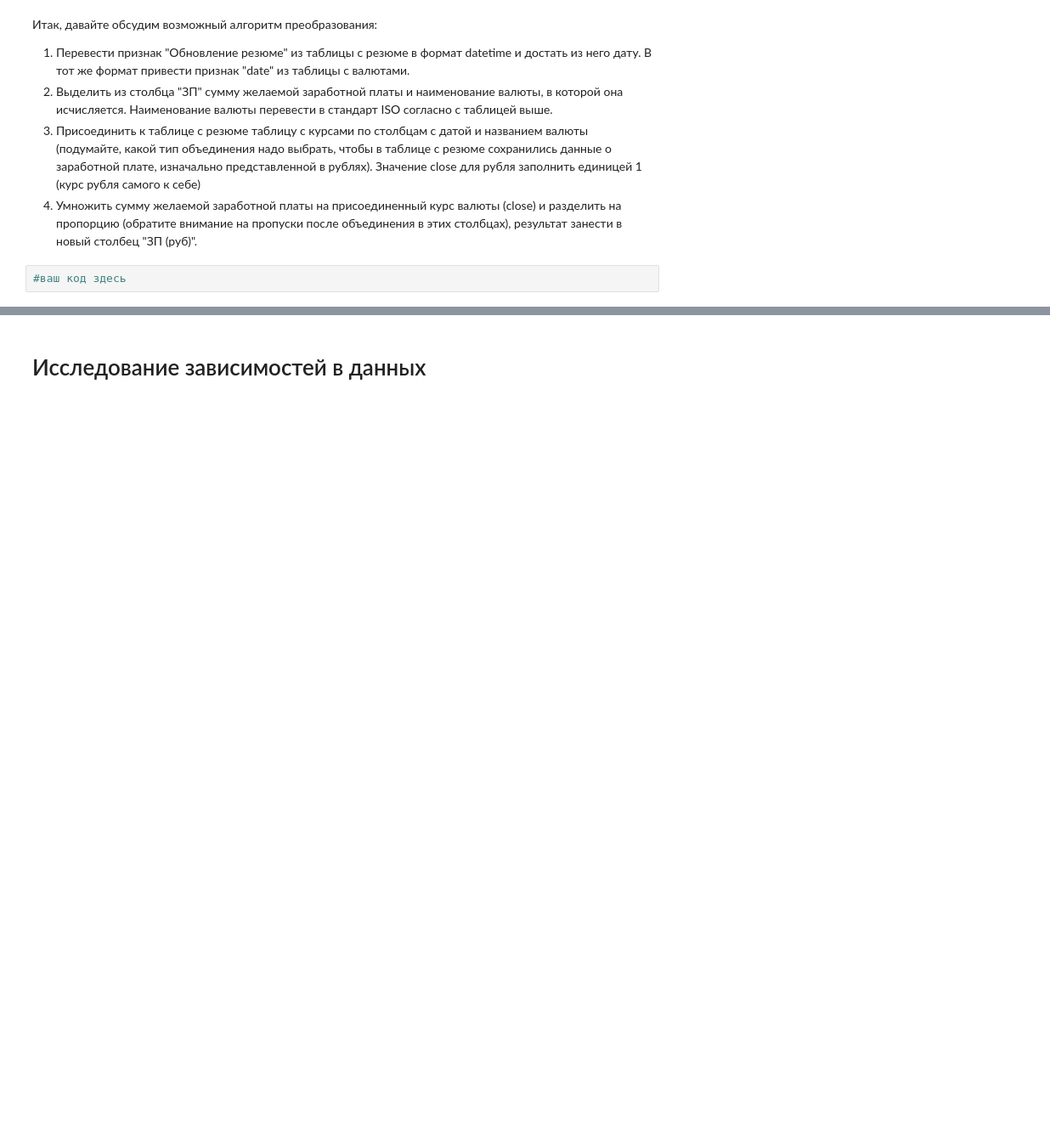
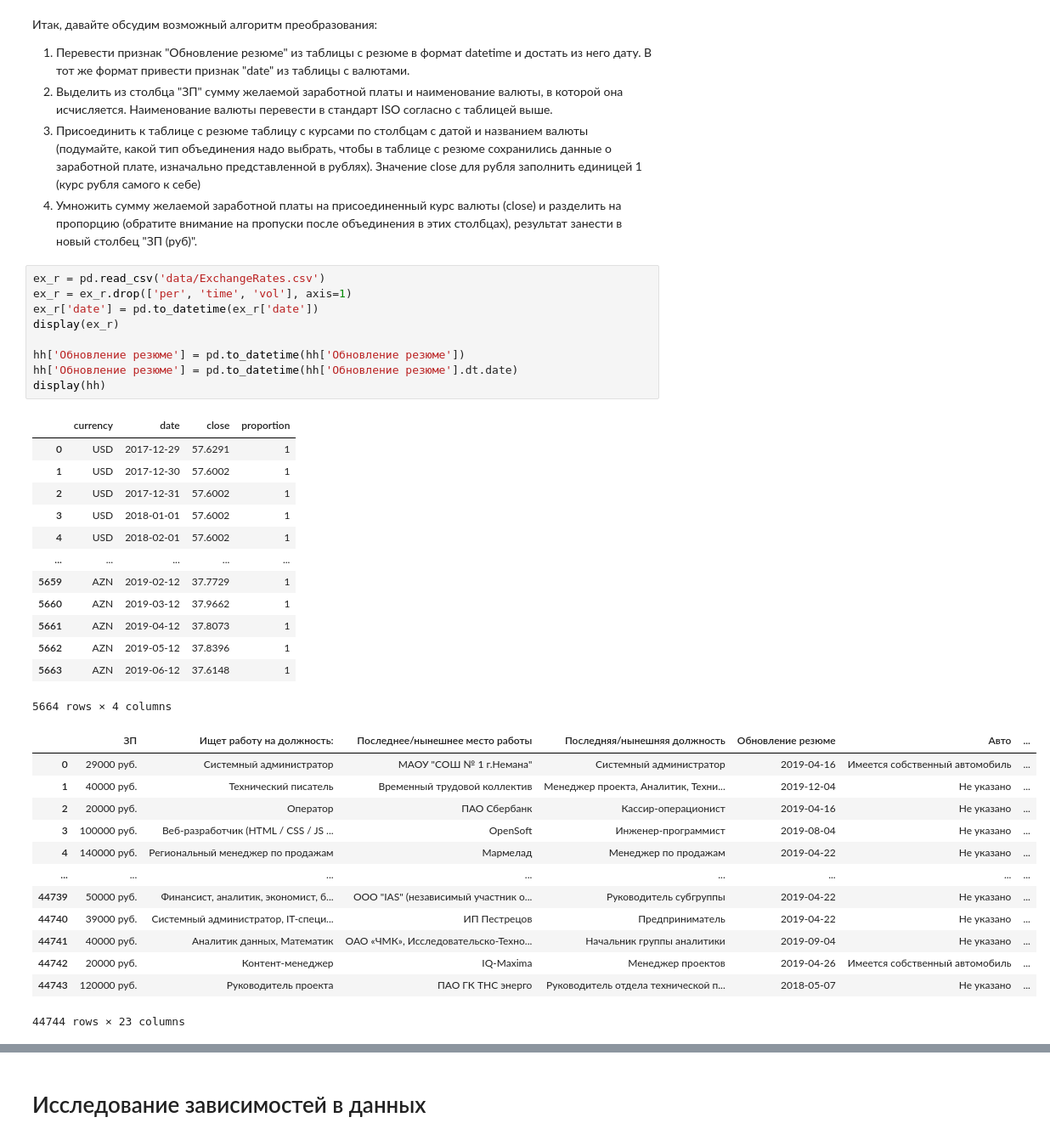
Before and after one commit to Breesy4/SF_PROJECT1, a Jupyter notebook: Project/Ноутбук-шаблон Project 1.ipynb, the cells around one changed output, grey strips where cells are left out. Shown at 85% size. Cells and saved outputs as stored; diff of their text form; blank space fills up the shorter version.

```diff
--- a/Project/Ноутбук-шаблон Project 1.ipynb
+++ b/Project/Ноутбук-шаблон Project 1.ipynb
@@ -467,5 +488,39 @@ display(hh)
 2. Выделить из столбца "ЗП" сумму желаемой заработной платы и наименование валюты, в которой она исчисляется. Наименование валюты перевести в стандарт ISO согласно с таблицей выше.
 3. Присоединить к таблице с резюме таблицу с курсами по столбцам с датой и названием валюты (подумайте, какой тип объединения надо выбрать, чтобы в таблице с резюме сохранились данные о заработной плате, изначально представленной в рублях). Значение close для рубля заполнить единицей 1 (курс рубля самого к себе)
 4. Умножить сумму желаемой заработной платы на присоединенный курс валюты (close) и разделить на пропорцию (обратите внимание на пропуски после объединения в этих столбцах), результат занести в новый столбец "ЗП (руб)".
-# %%
-#ваш код здесь
+# %%
+ex_r = pd.read_csv('data/ExchangeRates.csv')
+ex_r = ex_r.drop(['per', 'time', 'vol'], axis=1)
+ex_r['date'] = pd.to_datetime(ex_r['date'])
+display(ex_r)
+
+hh['Обновление резюме'] = pd.to_datetime(hh['Обновление резюме'])
+hh['Обновление резюме'] = pd.to_datetime(hh['Обновление резюме'].dt.date)
+display(hh)
+# %% [output]
+|  | currency | date | close | proportion |
+| 0 | USD | 2017-12-29 | 57.6291 | 1 |
+| 1 | USD | 2017-12-30 | 57.6002 | 1 |
+| 2 | USD | 2017-12-31 | 57.6002 | 1 |
+| 3 | USD | 2018-01-01 | 57.6002 | 1 |
+| 4 | USD | 2018-02-01 | 57.6002 | 1 |
+| ... | ... | ... | ... | ... |
+| 5659 | AZN | 2019-02-12 | 37.7729 | 1 |
+| 5660 | AZN | 2019-03-12 | 37.9662 | 1 |
+| 5661 | AZN | 2019-04-12 | 37.8073 | 1 |
+| 5662 | AZN | 2019-05-12 | 37.8396 | 1 |
+| 5663 | AZN | 2019-06-12 | 37.6148 | 1 |
+5664 rows × 4 columns
+|  | ЗП | Ищет работу на должность: | Последнее/нынешнее место работы | Последняя/нынешняя должность | Обновление резюме | Авто | ... |
+| 0 | 29000 руб. | Системный администратор | МАОУ "СОШ № 1 г.Немана" | Системный администратор | 2019-04-16 | Имеется собственный автомобиль | ... |
+| 1 | 40000 руб. | Технический писатель | Временный трудовой коллектив | Менеджер проекта, Аналитик, Техни... | 2019-12-04 | Не указано | ... |
+| 2 | 20000 руб. | Оператор | ПАО Сбербанк | Кассир-операционист | 2019-04-16 | Не указано | ... |
+| 3 | 100000 руб. | Веб-разработчик (HTML / CSS / JS ... | OpenSoft | Инженер-программист | 2019-08-04 | Не указано | ... |
+| 4 | 140000 руб. | Региональный менеджер по продажам | Мармелад | Менеджер по продажам | 2019-04-22 | Не указано | ... |
+| ... | ... | ... | ... | ... | ... | ... | ... |
+| 44739 | 50000 руб. | Финансист, аналитик, экономист, б... | ООО "IAS" (независимый участник о... | Руководитель субгруппы | 2019-04-22 | Не указано | ... |
+| 44740 | 39000 руб. | Системный администратор, IT-специ... | ИП Пестрецов | Предприниматель | 2019-04-22 | Не указано | ... |
+| 44741 | 40000 руб. | Аналитик данных, Математик | ОАО «ЧМК», Исследовательско-Техно... | Начальник группы аналитики | 2019-09-04 | Не указано | ... |
+| 44742 | 20000 руб. | Контент-менеджер | IQ-Maxima | Менеджер проектов | 2019-04-26 | Имеется собственный автомобиль | ... |
+| 44743 | 120000 руб. | Руководитель проекта | ПАО ГК ТНС энерго | Руководитель отдела технической п... | 2018-05-07 | Не указано | ... |
+44744 rows × 23 columns
```
Also changed, not shown: parts of 4 cells of this notebook, 1 other file.
